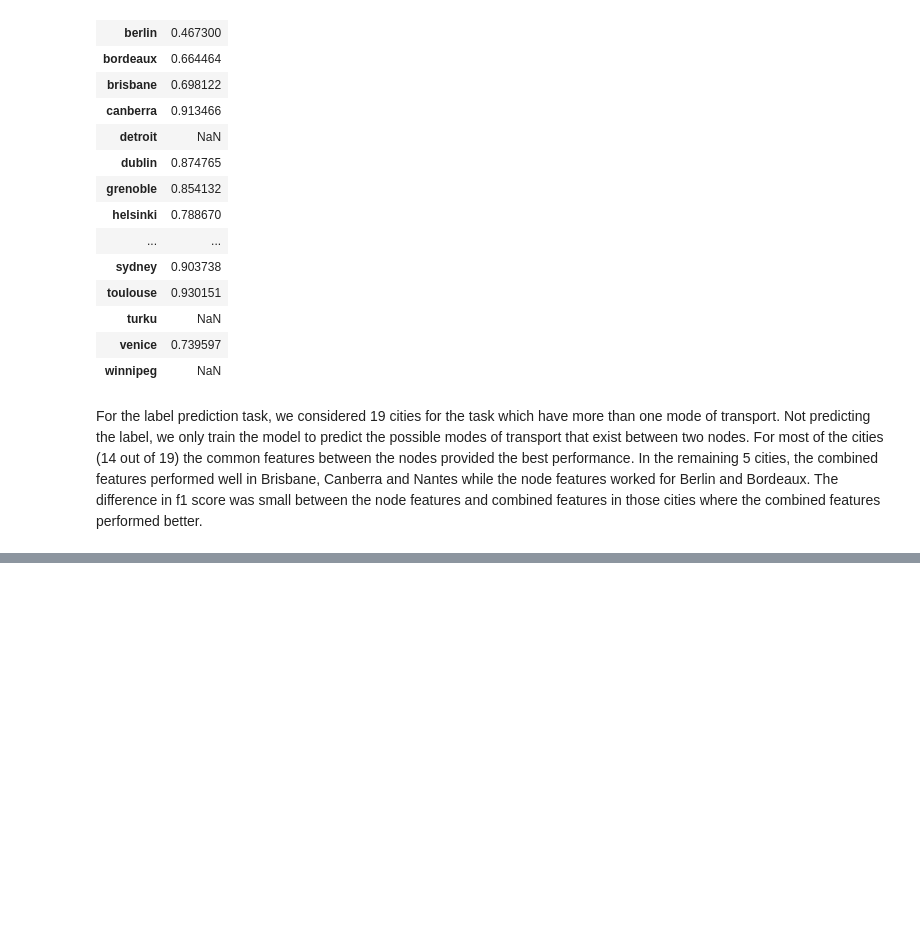
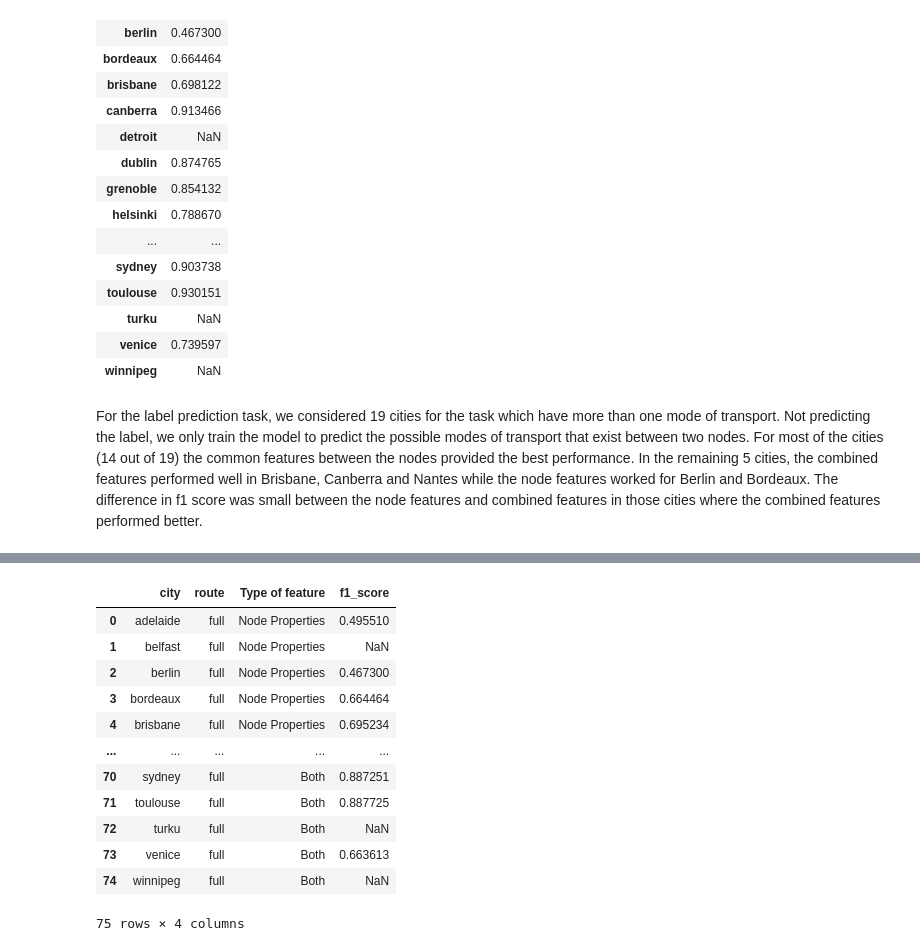
Before and after one commit to ravinitheshreddy/urban-transit-networks-analysis, a Jupyter notebook: notebooks/Exploitation/label-prediction/exploitation-handcraft.ipynb, the cells around one changed output, grey strips where cells are left out. Drawn from its saved outputs; the diff is of its cells as text; code cells hidden in the pictures; blank space fills up the shorter version.

```diff
--- a/notebooks/Exploitation/label-prediction/exploitation-handcraft.ipynb
+++ b/notebooks/Exploitation/label-prediction/exploitation-handcraft.ipynb
@@ -517,0 +539,19 @@ For the label prediction task, we considered 19 cities for the task which have m
+# %%
+t = pd.melt(combined_result_df, id_vars=['city', 'route'], value_vars=['f1_nodeo', 'f1_commono', 'f1'], var_name="Type of feature", value_name="f1_score")
+t['Type of feature'].replace({'f1_nodeo' : 'Node Properties', 'f1_commono':'Common Features', 'f1':'Both'}, inplace=True)
+t["f1_score"] = pd.to_numeric(t["f1_score"])
+t
+# %% [output]
+|  | city | route | Type of feature | f1_score |
+| 0 | adelaide | full | Node Properties | 0.495510 |
+| 1 | belfast | full | Node Properties | NaN |
+| 2 | berlin | full | Node Properties | 0.467300 |
+| 3 | bordeaux | full | Node Properties | 0.664464 |
+| 4 | brisbane | full | Node Properties | 0.695234 |
+| ... | ... | ... | ... | ... |
+| 70 | sydney | full | Both | 0.887251 |
+| 71 | toulouse | full | Both | 0.887725 |
+| 72 | turku | full | Both | NaN |
+| 73 | venice | full | Both | 0.663613 |
+| 74 | winnipeg | full | Both | NaN |
+75 rows × 4 columns
```
Also changed, not shown: parts of 2 cells of this notebook, 4 other files.
